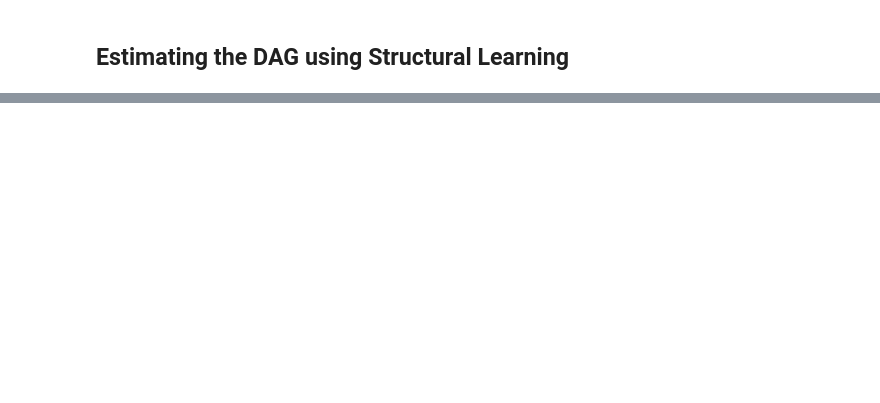
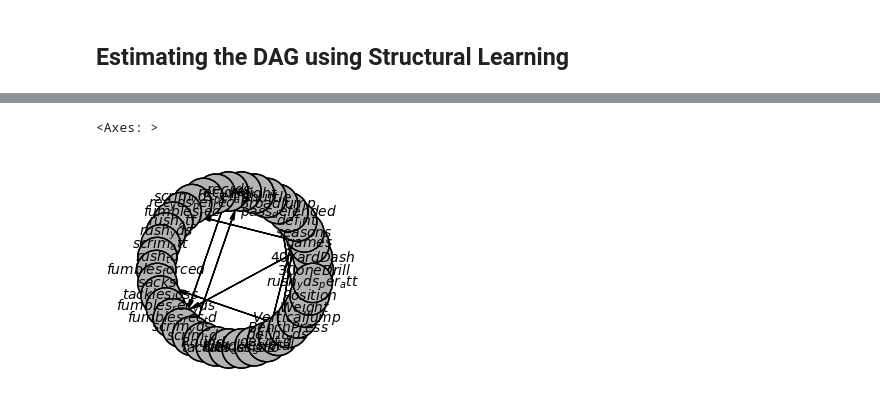
Before and after one commit to nikeetan/The-Game-Beyond-NFL, a Jupyter notebook: temper.ipynb, the cells around one changed output, grey strips where cells are left out. Cells and saved outputs as stored; diff of their text form; code cells hidden in the pictures; blank space fills up the shorter version.

```diff
--- a/temper.ipynb
+++ b/temper.ipynb
@@ -55,0 +158,16 @@ plt.draw()
+# %%
+estimated_dag_2 = est.estimate(
+    variant="parallel",
+    ci_test="pearsonr",
+    max_cond_vars=5,
+    return_type="dag",
+    significance_level=0.01,
+    n_jobs=-1,
+    show_progress=True
+)
+# %%
+estimated_dag_2_graphiz = estimated_dag_2.to_daft()
+estimated_dag_2_graphiz.render()
+# %% [output]
+<Axes: >
+[figure, added]
```
Also changed, not shown: parts of 28 cells of this notebook, 4 other files.
